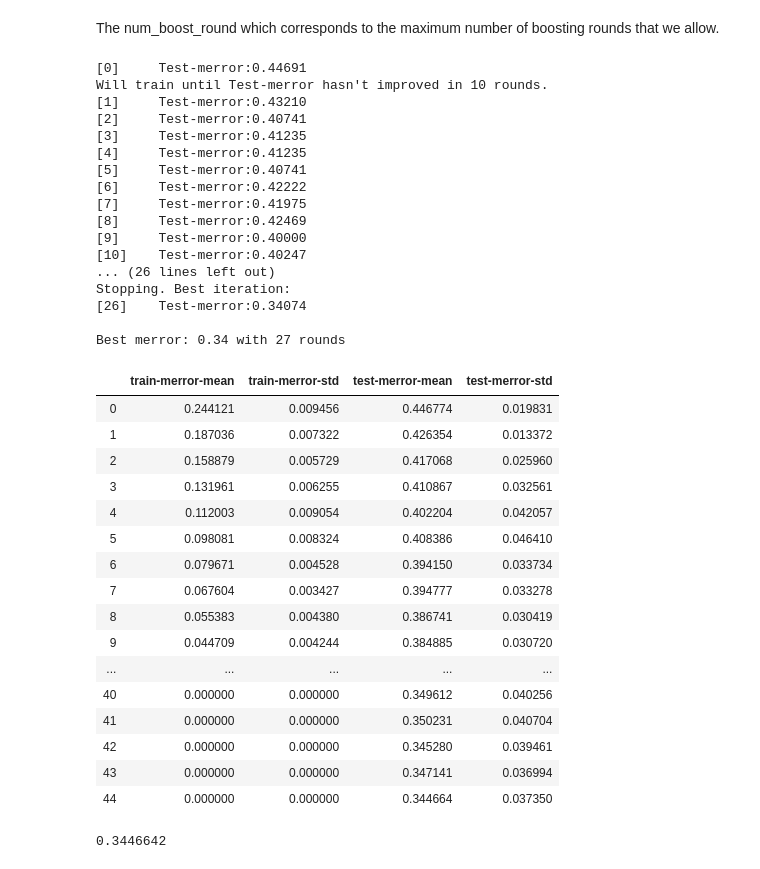
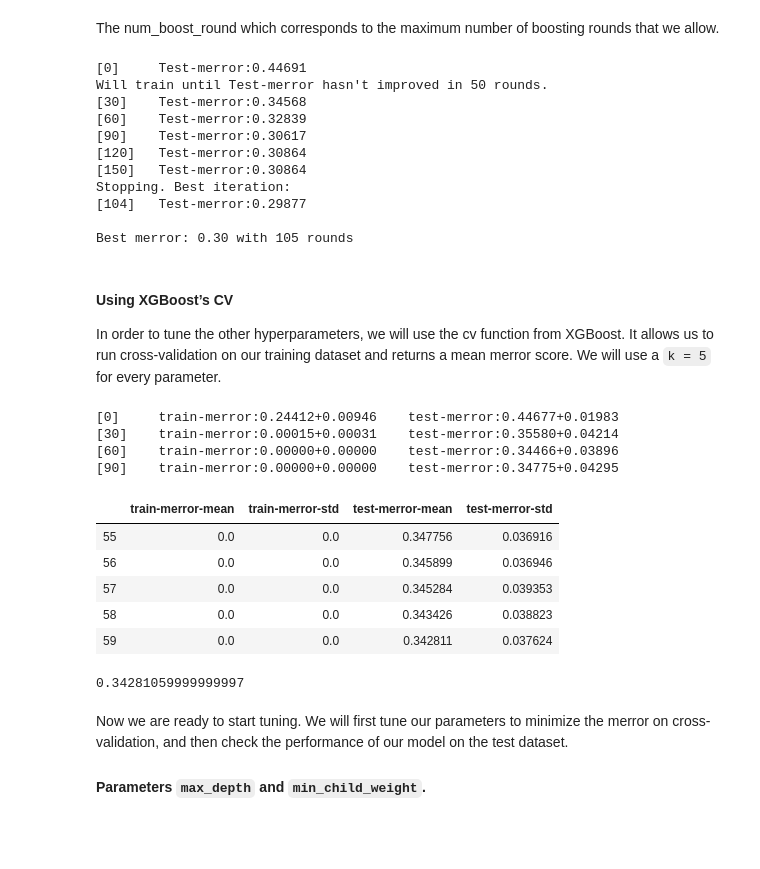
Before and after one commit to Agewerc/ML-Finance, a Jupyter notebook: corporateCreditRatingPrediction.ipynb, the cells around one changed output. Drawn from its saved outputs; the diff is of its cells as text; code cells hidden in the pictures; blank space fills up the shorter version.

```diff
--- a/corporateCreditRatingPrediction.ipynb
+++ b/corporateCreditRatingPrediction.ipynb
@@ -648,0 +629,2 @@ params = {'objective': 'multi:softmax',
+# %%
+params = XGB_model.get_xgb_params()
@@ -653,67 +655,59 @@ params['eval_metric'] = "merror"
 # %% [markdown]
 The num_boost_round which corresponds to the maximum number of boosting rounds that we allow.
 # %%
-num_boost_round = 10000
+num_boost_round = 1000
 # %%
 model = xgb.train(
     params,
     dtrain,
     num_boost_round=num_boost_round,
     evals=[(dtest, "Test")],
-    early_stopping_rounds=10
-)
+    early_stopping_rounds=50,
+    verbose_eval=30)
 
 print("Best merror: {:.2f} with {} rounds".format(
                  model.best_score,
                  model.best_iteration+1))
 # %% [output]
 [0]     Test-merror:0.44691
-Will train until Test-merror hasn't improved in 10 rounds.
-[1]     Test-merror:0.43210
-[2]     Test-merror:0.40741
-[3]     Test-merror:0.41235
-[4]     Test-merror:0.41235
-[5]     Test-merror:0.40741
-[6]     Test-merror:0.42222
-[7]     Test-merror:0.41975
-[8]     Test-merror:0.42469
-[9]     Test-merror:0.40000
-[10]    Test-merror:0.40247
-... (26 lines left out)
+Will train until Test-merror hasn't improved in 50 rounds.
+[30]    Test-merror:0.34568
+[60]    Test-merror:0.32839
+[90]    Test-merror:0.30617
+[120]   Test-merror:0.30864
+[150]   Test-merror:0.30864
 Stopping. Best iteration:
-[26]    Test-merror:0.34074
+[104]   Test-merror:0.29877
 
-Best merror: 0.34 with 27 rounds
+Best merror: 0.30 with 105 rounds
+# %% [markdown]
+#### Using XGBoost’s CV
+
+In order to tune the other hyperparameters, we will use the cv function from XGBoost. It allows us to run cross-validation on our training dataset and returns a mean merror score. We will use a `k = 5` for every parameter.
 # %%
 cv_results = xgb.cv(
     params,
     dtrain,
     num_boost_round=num_boost_round,
     seed=42,
     nfold=5,
     metrics={'merror'},
-    early_stopping_rounds=10
+    early_stopping_rounds=50,
+    verbose_eval=30
 )
-cv_results
+cv_results.tail()
 # %% [output]
+[0]     train-merror:0.24412+0.00946    test-merror:0.44677+0.01983
+[30]    train-merror:0.00015+0.00031    test-merror:0.35580+0.04214
+[60]    train-merror:0.00000+0.00000    test-merror:0.34466+0.03896
+[90]    train-merror:0.00000+0.00000    test-merror:0.34775+0.04295
 |  | train-merror-mean | train-merror-std | test-merror-mean | test-merror-std |
-| 0 | 0.244121 | 0.009456 | 0.446774 | 0.019831 |
-| 1 | 0.187036 | 0.007322 | 0.426354 | 0.013372 |
-| 2 | 0.158879 | 0.005729 | 0.417068 | 0.025960 |
-| 3 | 0.131961 | 0.006255 | 0.410867 | 0.032561 |
-| 4 | 0.112003 | 0.009054 | 0.402204 | 0.042057 |
-| 5 | 0.098081 | 0.008324 | 0.408386 | 0.046410 |
-| 6 | 0.079671 | 0.004528 | 0.394150 | 0.033734 |
-| 7 | 0.067604 | 0.003427 | 0.394777 | 0.033278 |
-| 8 | 0.055383 | 0.004380 | 0.386741 | 0.030419 |
-| 9 | 0.044709 | 0.004244 | 0.384885 | 0.030720 |
-| ... | ... | ... | ... | ... |
-| 40 | 0.000000 | 0.000000 | 0.349612 | 0.040256 |
-| 41 | 0.000000 | 0.000000 | 0.350231 | 0.040704 |
-| 42 | 0.000000 | 0.000000 | 0.345280 | 0.039461 |
-| 43 | 0.000000 | 0.000000 | 0.347141 | 0.036994 |
-| 44 | 0.000000 | 0.000000 | 0.344664 | 0.037350 |
+| 55 | 0.0 | 0.0 | 0.347756 | 0.036916 |
+| 56 | 0.0 | 0.0 | 0.345899 | 0.036946 |
+| 57 | 0.0 | 0.0 | 0.345284 | 0.039353 |
+| 58 | 0.0 | 0.0 | 0.343426 | 0.038823 |
+| 59 | 0.0 | 0.0 | 0.342811 | 0.037624 |
 # %%
 cv_results['test-merror-mean'].min()
 # %% [output]
-0.3446642
+0.34281059999999997
@@ -729,0 +714,4 @@ gridsearch_params = [
+# %% [markdown]
+Now we are ready to start tuning. We will first tune our parameters to minimize the merror on cross-validation, and then check the performance of our model on the test dataset.
+
+#### Parameters `max_depth` and `min_child_weight`.
```
Also changed, not shown: parts of 39 cells of this notebook.
